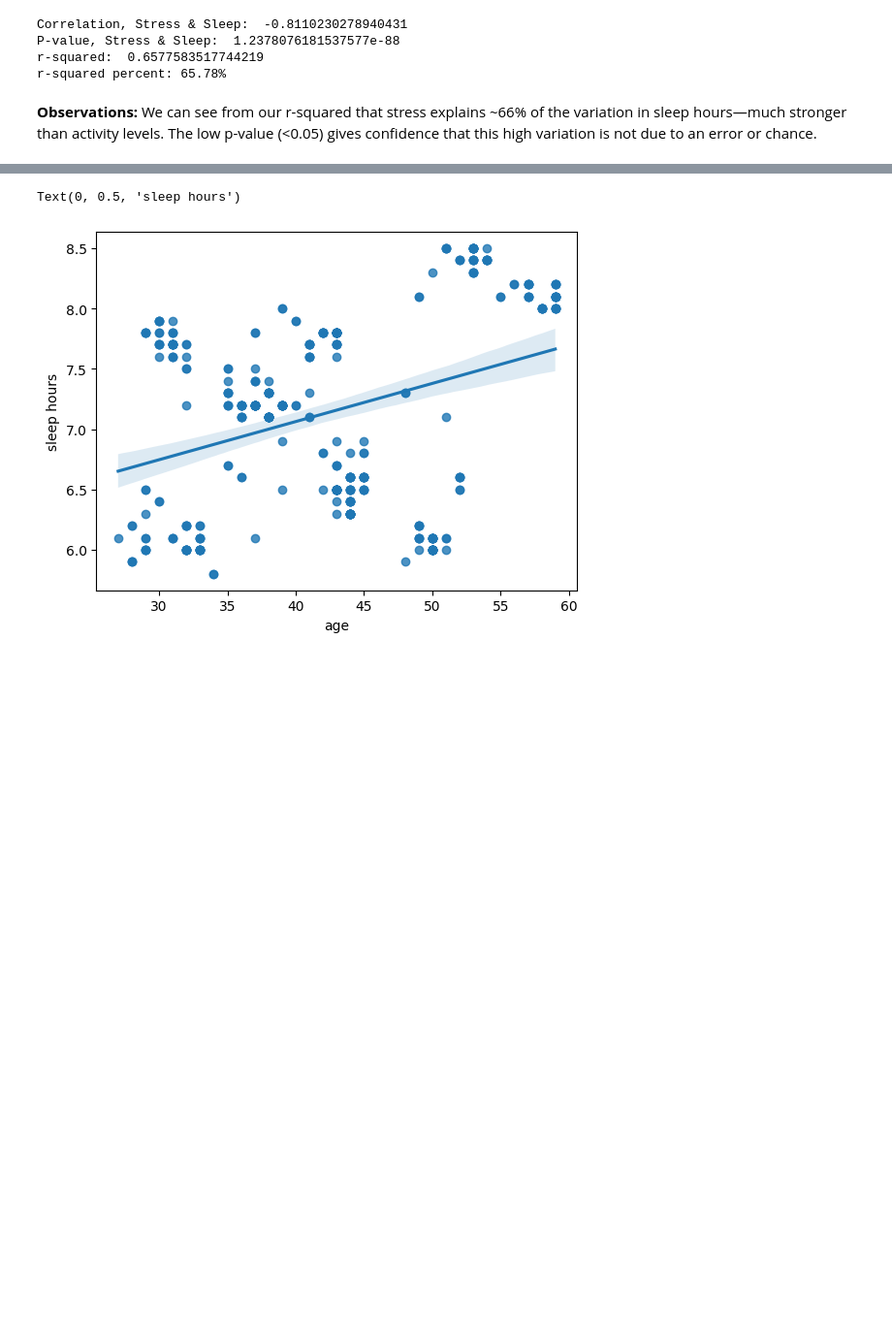
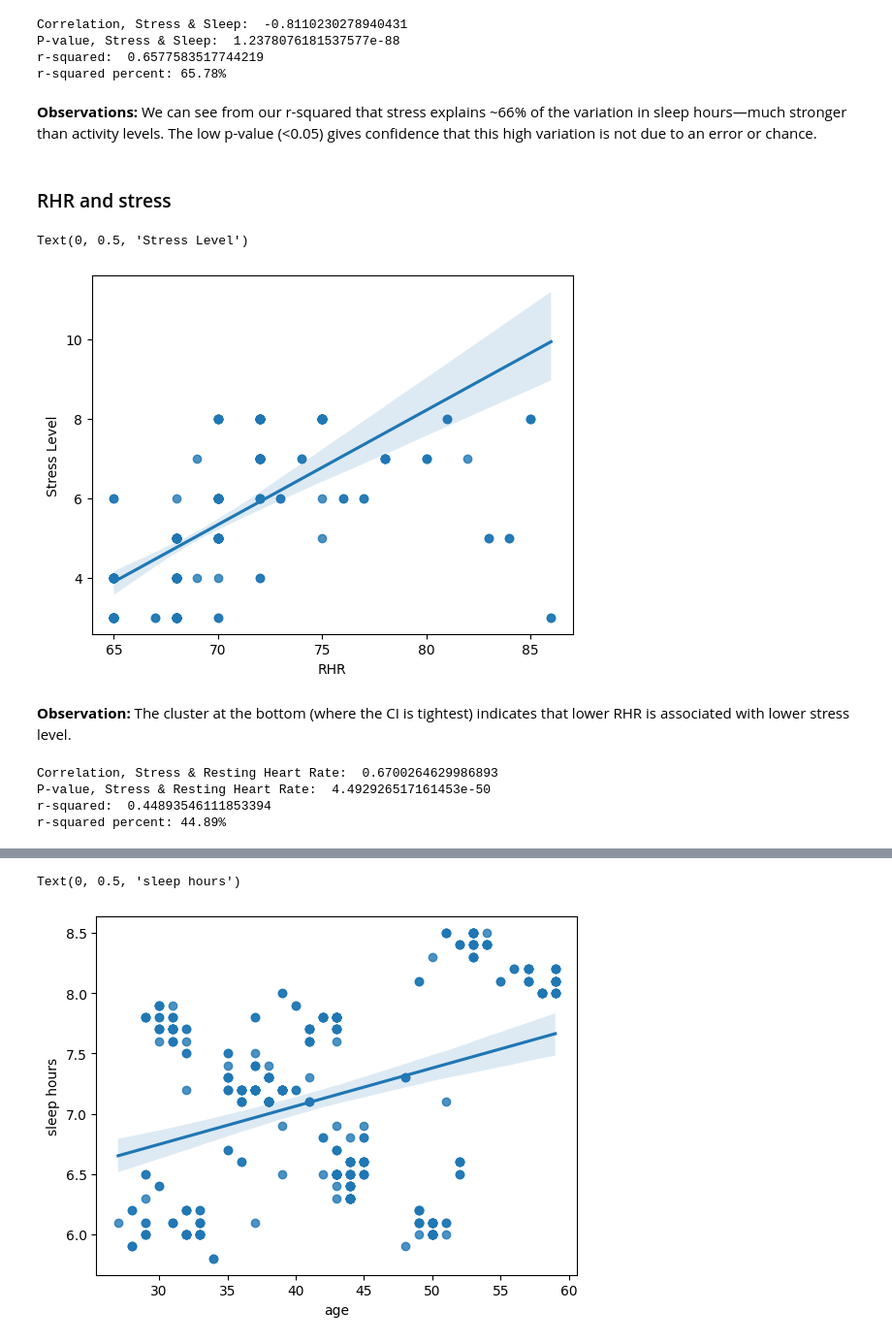
Before and after one commit to chandlershortlidge/sleep-heath-analysis, a Jupyter notebook: main.ipynb, the cells around one changed output, grey strips where cells are left out. Shown: that part at 97% size. Cells and saved outputs as stored; diff of their text form; code cells hidden in the pictures; blank space fills up the shorter version.

```diff
--- a/main.ipynb
+++ b/main.ipynb
@@ -193,3 +197,32 @@ r-squared:  0.6577583517744219
 r-squared percent: 65.78%
 # %% [markdown]
 **Observations:** We can see from our r-squared that stress explains ~66% of the variation in sleep hours—much stronger than activity levels. The low p-value (<0.05) gives confidence that this high variation is not due to an error or chance.
+# %% [markdown]
+### RHR and stress
+# %%
+sns.regplot(
+    data=health,
+    x="rhr",
+    y="stress_level"
+)
+plt.xlabel("RHR")
+plt.ylabel("Stress Level")
+# %% [output]
+Text(0, 0.5, 'Stress Level')
+[figure, added]
+# %% [markdown]
+**Observation:** The cluster at the bottom (where the CI is tightest) indicates that lower RHR is associated with lower stress level.
+# %%
+from scipy.stats import pearsonr
+correlation, p_value = pearsonr(health['stress_level'], health['rhr'])
+r_squared = correlation ** 2
+r_squared_percent = r_squared * 100
+print("Correlation, Stress & Resting Heart Rate: ", correlation)
+print("P-value, Stress & Resting Heart Rate: ", p_value)
+print("r-squared: ", r_squared)
+print(f"r-squared percent: {r_squared_percent:.2f}%")
+# %% [output]
+Correlation, Stress & Resting Heart Rate:  0.6700264629986893
+P-value, Stress & Resting Heart Rate:  4.492926517161453e-50
+r-squared:  0.44893546111853394
+r-squared percent: 44.89%
```
Also changed, not shown: parts of 7 cells of this notebook.
